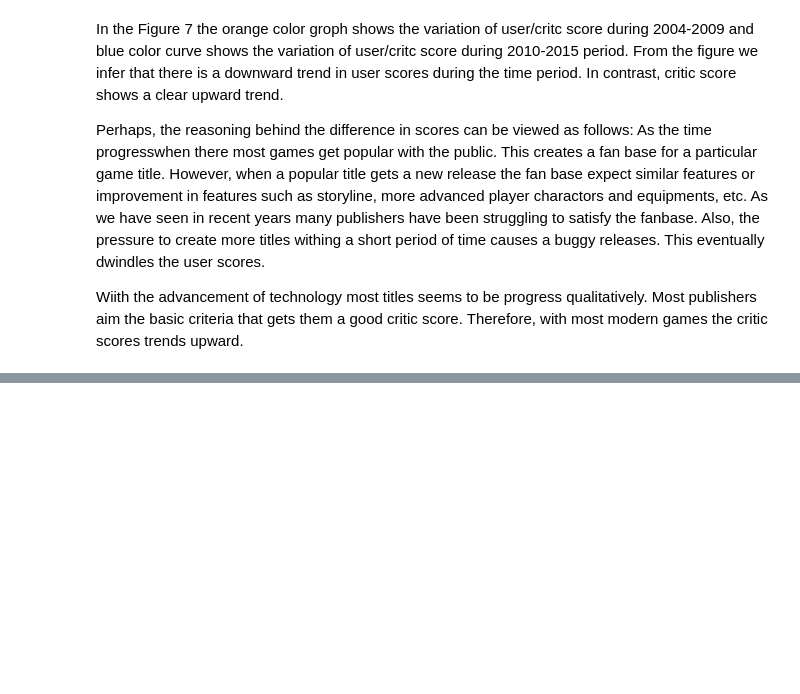
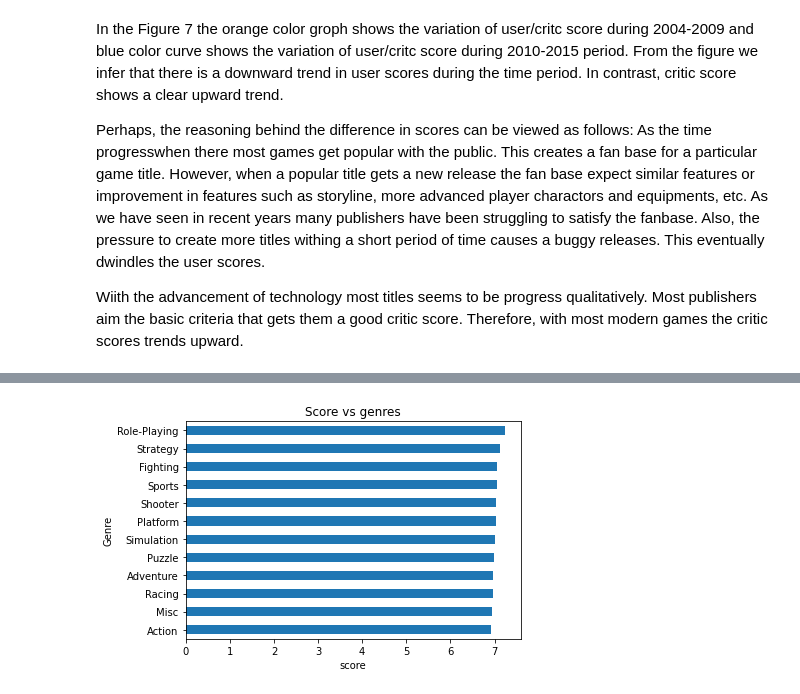
Before and after one commit to ayeshnayana/EDA_Video_game_sales-ratings, a Jupyter notebook: EDA on video game sales and ratings.ipynb, the cells around one changed output, grey strips where cells are left out. Saved outputs shown, nothing was run; the diff lists cells and outputs as text; code cells hidden in the pictures; blank space fills up the shorter version.

```diff
--- a/EDA on video game sales and ratings.ipynb
+++ b/EDA on video game sales and ratings.ipynb
@@ -459,0 +506,9 @@ Wiith the advancement of technology most titles seems to be progress qualitative
+# %%
+game_sales['combined_score'] = (game_sales['Critic_Score'] / 10 + game_sales['User_Score']) / 2
+# %%
+game_sales.groupby('Genre')['combined_score'].mean().sort_values().plot(kind='barh')
+plt.xlabel('score')
+plt.title('Score vs genres')
+plt.show()
+# %% [output]
+[figure, added]
```
Also changed, not shown: parts of 30 cells of this notebook.
